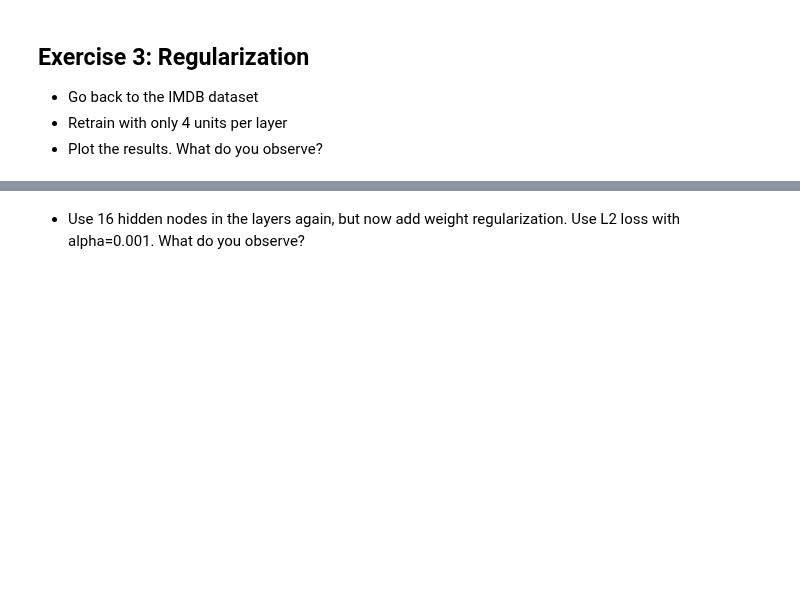
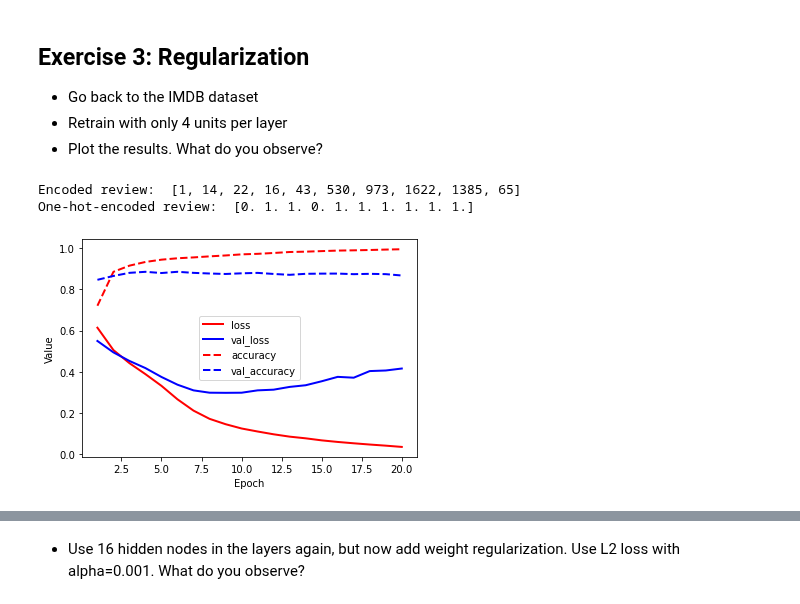
Before and after one commit to gekas145/tue-ml-course, a Jupyter notebook: labs/Lab 7b - Neural Networks for text.ipynb, the cells around one changed output, grey strips where cells are left out. Cells and saved outputs as stored; diff of their text form; code cells hidden in the pictures; blank space fills up the shorter version.

```diff
--- a/labs/Lab 7b - Neural Networks for text.ipynb
+++ b/labs/Lab 7b - Neural Networks for text.ipynb
@@ -387,3 +387,40 @@ model1.evaluate(x_test, test_labels)
 * Go back to the IMDB dataset
 * Retrain with only 4 units per layer
 * Plot the results. What do you observe?
+# %%
+from tensorflow.keras.datasets import imdb
+# Download IMDB data with 10000 most frequent words
+word_index = imdb.get_word_index()
+(train_data, train_labels), (test_data, test_labels) = imdb.load_data(num_words=10000)
+reverse_word_index = dict([(value, key) for (key, value) in word_index.items()])
+
+x_train = vectorize_sequences(train_data)
+x_test = vectorize_sequences(test_data)
+print("Encoded review: ", train_data[0][0:10])
+print("One-hot-encoded review: ", x_train[0][0:10])
+
+# Convert 0/1 labels to float
+y_train = np.asarray(train_labels).astype('float32')
+y_test = np.asarray(test_labels).astype('float32')
+# %% [output]
+Encoded review:  [1, 14, 22, 16, 43, 530, 973, 1622, 1385, 65]
+One-hot-encoded review:  [0. 1. 1. 0. 1. 1. 1. 1. 1. 1.]
+# %%
+model = keras.models.Sequential()
+model.add(layers.Dense(4, activation='relu', input_shape=(10000, )))
+model.add(layers.Dense(4, activation='relu'))
+model.add(layers.Dense(1))
+
+model.compile(optimizer=keras.optimizers.RMSprop(),
+              loss=keras.losses.BinaryCrossentropy(from_logits=True),
+              metrics=['accuracy'])
+# %%
+history = model.fit(x_train[10000:], y_train[10000:],
+                    batch_size=512,
+                    epochs=20,
+                    validation_data=(x_train[:10000], y_train[:10000]),
+                    verbose=0)
+# %%
+plot_curve(history)
+# %% [output]
+[figure, added]
```
Also changed, not shown: parts of 6 cells of this notebook.
